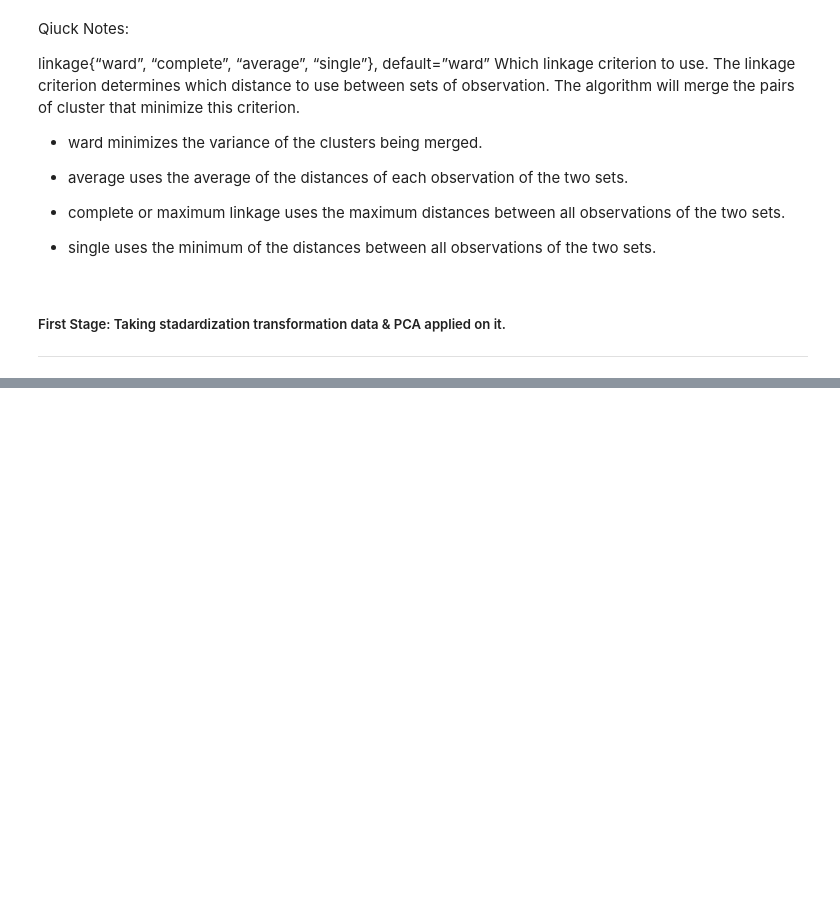
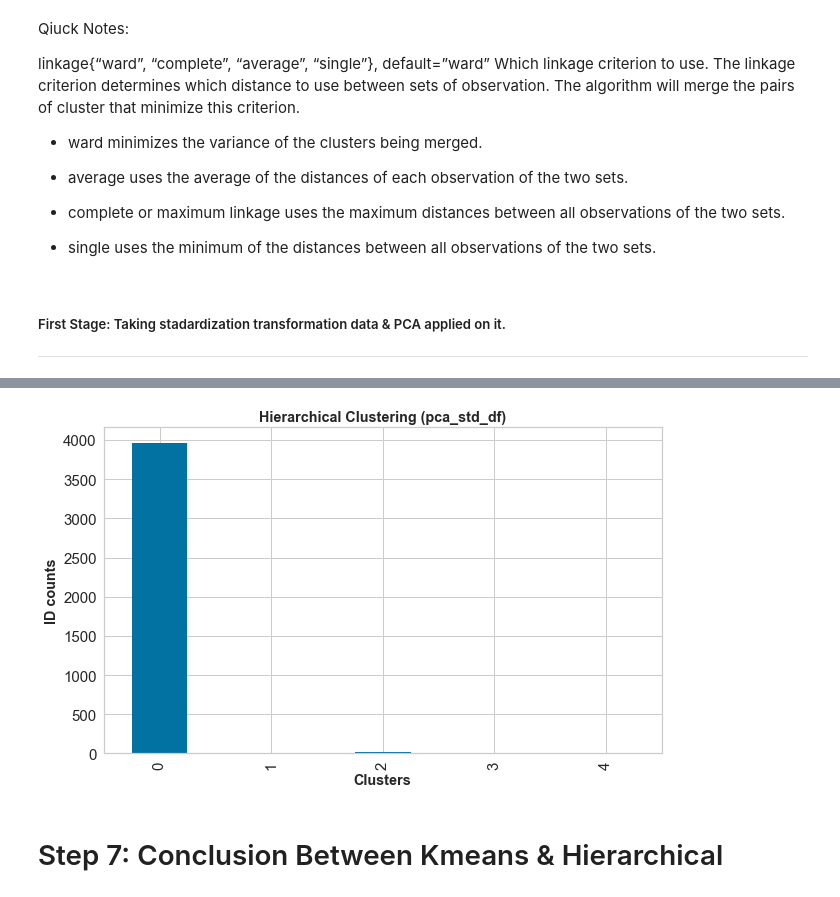
Before and after one commit to ShrikantUppin/Clustering, a Jupyter notebook: 1.1 K-MEANS/K-Means clustering.ipynb, the cells around one changed output, grey strips where cells are left out. Drawn from its saved outputs; the diff is of its cells as text; code cells hidden in the pictures; blank space fills up the shorter version.

```diff
--- a/1.1 K-MEANS/K-Means clustering.ipynb
+++ b/1.1 K-MEANS/K-Means clustering.ipynb
@@ -497,0 +582,5 @@ for methods in ['single','complete','average','weighted','centroid','median','wa
+# %%
+agg_clustering = AgglomerativeClustering(n_clusters=5, linkage='average')
+y_pred_hie = agg_clustering.fit_predict(pca_std_df)
+print(y_pred_hie.shape)
+y_pred_hie
@@ -497,0 +650,9 @@ for methods in ['single','complete','average','weighted','centroid','median','wa
+# %%
+# Creating dataframe of cluster lables..
+
+hie_cluster = pd.DataFrame(agg_clustering.labels_.copy(), columns=['Hie_Clustering'])
+# %%
+# Concating model1_Cluster df with main dataset copy
+
+hie_df = pd.concat([dataset.copy(), hie_cluster], axis=1)
+hie_df .head()
@@ -497,0 +666,16 @@ for methods in ['single','complete','average','weighted','centroid','median','wa
+# %%
+# Plotting barplot using groupby method to get visualize how many row no. in each cluster
+
+fig, ax = plt.subplots(figsize=(10, 6))
+hie_df.groupby(['Hie_Clustering']).count()['ID'].plot(kind='bar')
+plt.ylabel('ID Counts')
+plt.title('Hierarchical Clustering (pca_std_df)',fontsize='large',fontweight='bold')
+ax.set_xlabel('Clusters', fontsize='large', fontweight='bold')
+ax.set_ylabel('ID counts', fontsize='large', fontweight='bold')
+plt.yticks(fontsize=15)
+plt.xticks(fontsize=15)
+plt.show()
+# %% [output]
+[figure, added]
+# %% [markdown]
+# Step 7: Conclusion Between Kmeans & Hierarchical
```
Also changed, not shown: parts of 32 cells of this notebook, 4 other files.
